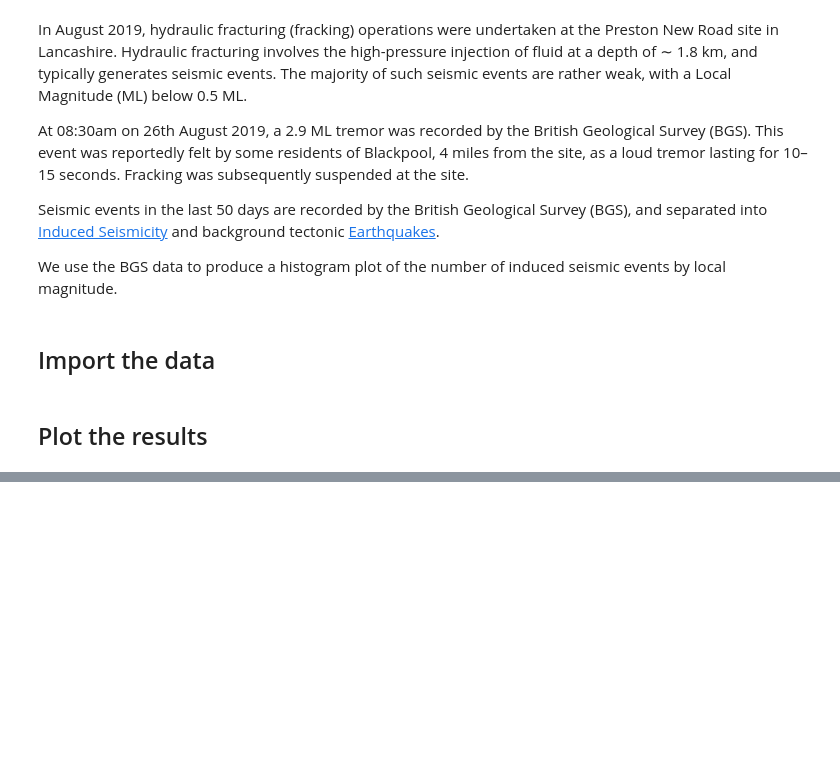
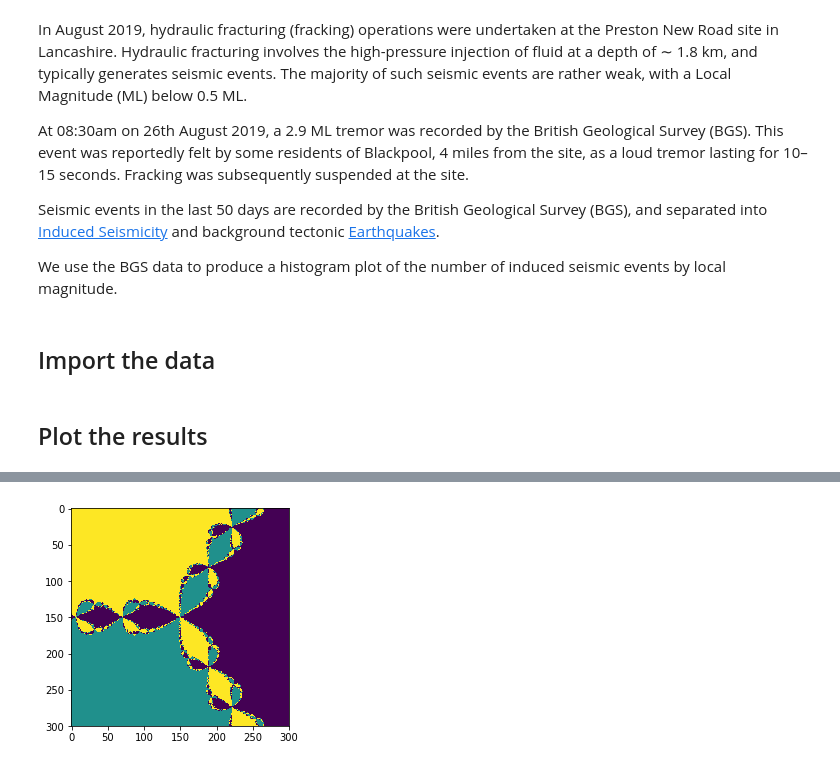
Before and after one commit to edwardmpearce/mas212, a Jupyter notebook: lab_class_1.ipynb, the cells around one changed output, grey strips where cells are left out. Cells and saved outputs as stored; diff of their text form; code cells hidden in the pictures; blank space fills up the shorter version.

```diff
--- a/lab_class_1.ipynb
+++ b/lab_class_1.ipynb
@@ -167,0 +511,8 @@ ax.set(xlabel='Local Magnitude (ML)',
+# %%
+import matplotlib.pyplot as plt
+%matplotlib inline
+
+plt.imshow(NRmethod_array_plot())
+# plt.savefig("figure_file_name.png", dpi=300)
+# %% [output]
+[figure, added]
```
Also changed, not shown: parts of 39 cells of this notebook.
